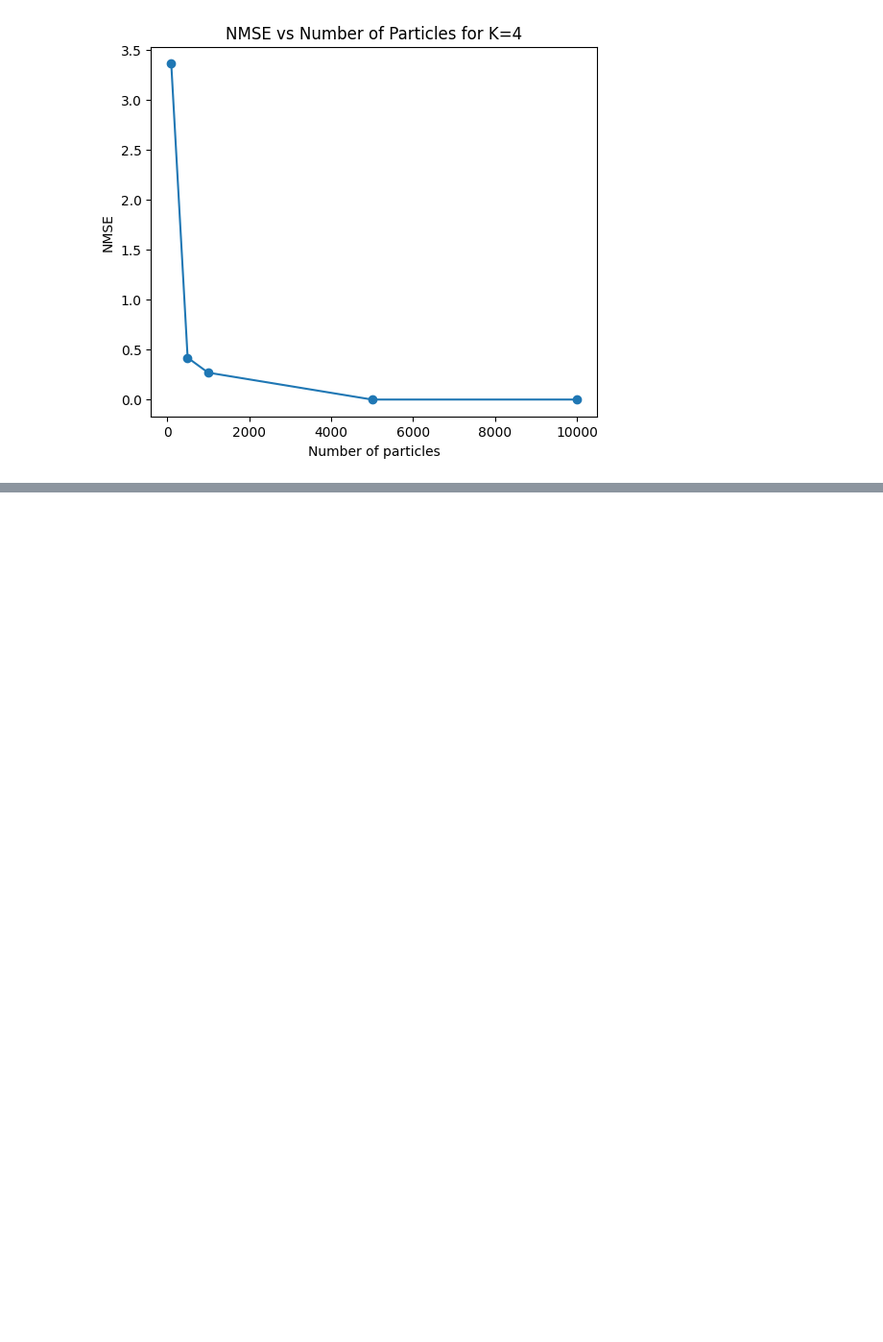
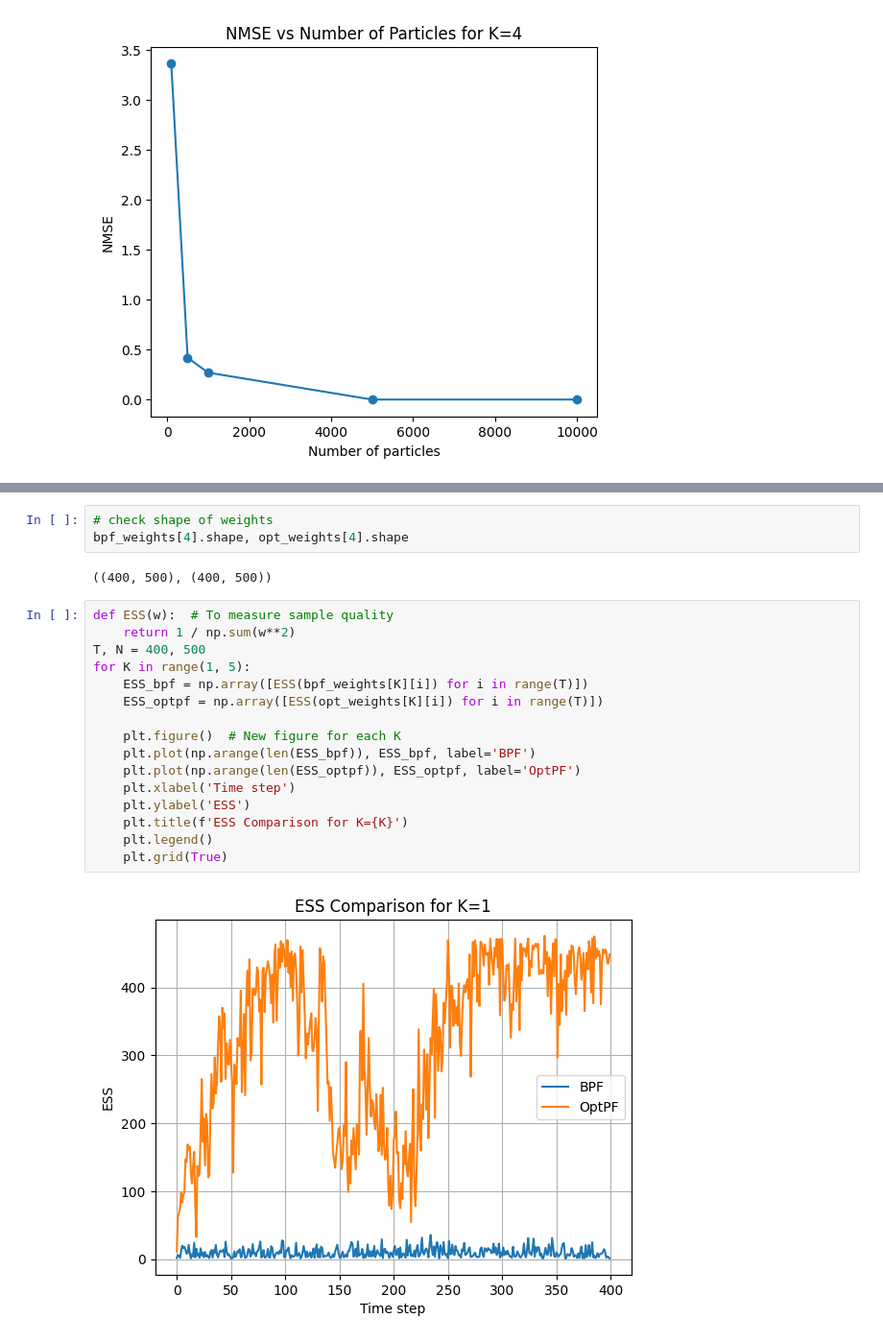
Before and after one commit to JackxTong/Stochastic-Simulation-Project, a Jupyter notebook: CW2_2025/cw.ipynb, the cells around one changed output, grey strips where cells are left out. Shown at 96% size. Drawn from its saved outputs; the diff is of its cells as text; blank space fills up the shorter version.

```diff
--- a/CW2_2025/cw.ipynb
+++ b/CW2_2025/cw.ipynb
@@ -570,0 +885,23 @@ Text(0.5, 1.0, 'NMSE vs Number of Particles for K=4')
+# %%
+# check shape of weights
+bpf_weights[4].shape, opt_weights[4].shape
+# %% [output]
+((400, 500), (400, 500))
+# %%
+def ESS(w):  # To measure sample quality
+    return 1 / np.sum(w**2)
+T, N = 400, 500
+for K in range(1, 5):
+    ESS_bpf = np.array([ESS(bpf_weights[K][i]) for i in range(T)])
+    ESS_optpf = np.array([ESS(opt_weights[K][i]) for i in range(T)])
+
+    plt.figure()  # New figure for each K
+    plt.plot(np.arange(len(ESS_bpf)), ESS_bpf, label='BPF')
+    plt.plot(np.arange(len(ESS_optpf)), ESS_optpf, label='OptPF')
+    plt.xlabel('Time step')
+    plt.ylabel('ESS')
+    plt.title(f'ESS Comparison for K={K}')
+    plt.legend()
+    plt.grid(True)
+# %% [output]
+[figure, added]
```
Also changed, not shown: parts of 21 cells of this notebook.
